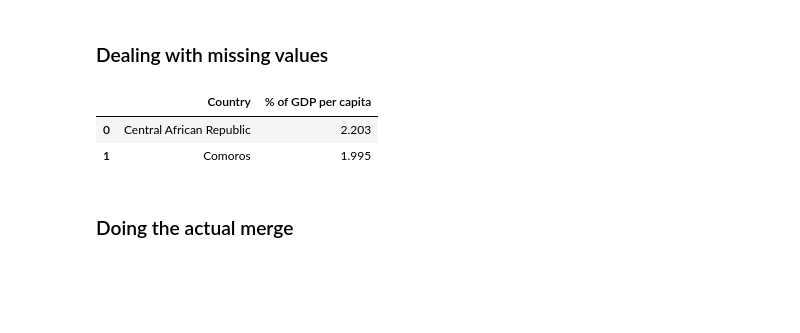
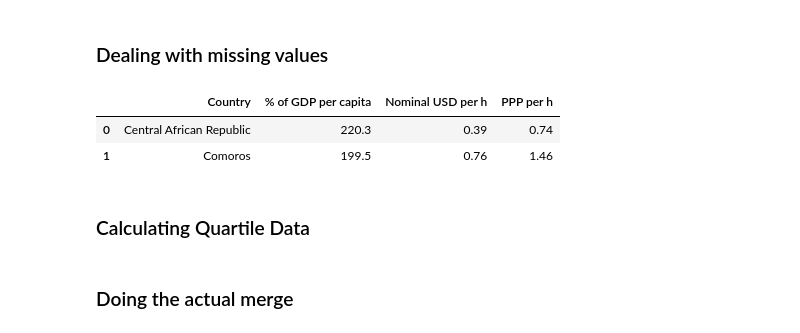
Before and after one commit to GustavoSept/Economic_Freedom_Analysis, a Jupyter notebook: Python_Data Analysis/99_BONUS_MinimumWage-Impact.ipynb, the cells around one changed output. Saved outputs shown, nothing was run; the diff lists cells and outputs as text; code cells hidden in the pictures; blank space fills up the shorter version.

```diff
--- a/Python_Data Analysis/99_BONUS_MinimumWage-Impact.ipynb
+++ b/Python_Data Analysis/99_BONUS_MinimumWage-Impact.ipynb
@@ -114,13 +114,15 @@ df_employ_filled.reset_index(drop=True, inplace=True)
 df_employ_latest = df_employ_filled[df_employ_filled['Index Year'] == "2022"].dropna()[['Country Name','Emp_Rate']]
 df_employ_latest['Emp_Rate'] = df_employ_latest['Emp_Rate'].astype('float')
 # %%
-df_minWage_2 = df_minWage[['Country', r"% of GDP per capita"]].dropna()
+df_minWage_2 = df_minWage[['Country', r"% of GDP per capita", 'Nominal USD per h', 'PPP per h']].dropna()
 
 # Removing the '%' sign and converting the column to float
-df_minWage_2['% of GDP per capita'] = df_minWage_2['% of GDP per capita'].str.replace('%', '').astype(float)/100
+df_minWage_2['% of GDP per capita'] = df_minWage_2['% of GDP per capita'].str.replace('%', '').astype(float)
 
 df_minWage_2.head(2)
 # %% [output]
-|  | Country | % of GDP per capita |
-| 0 | Central African Republic | 2.203 |
-| 1 | Comoros | 1.995 |
+|  | Country | % of GDP per capita | Nominal USD per h | PPP per h |
+| 0 | Central African Republic | 220.3 | 0.39 | 0.74 |
+| 1 | Comoros | 199.5 | 0.76 | 1.46 |
+# %% [markdown]
+### Calculating Quartile Data
```
Also changed, not shown: parts of 3 cells of this notebook.
